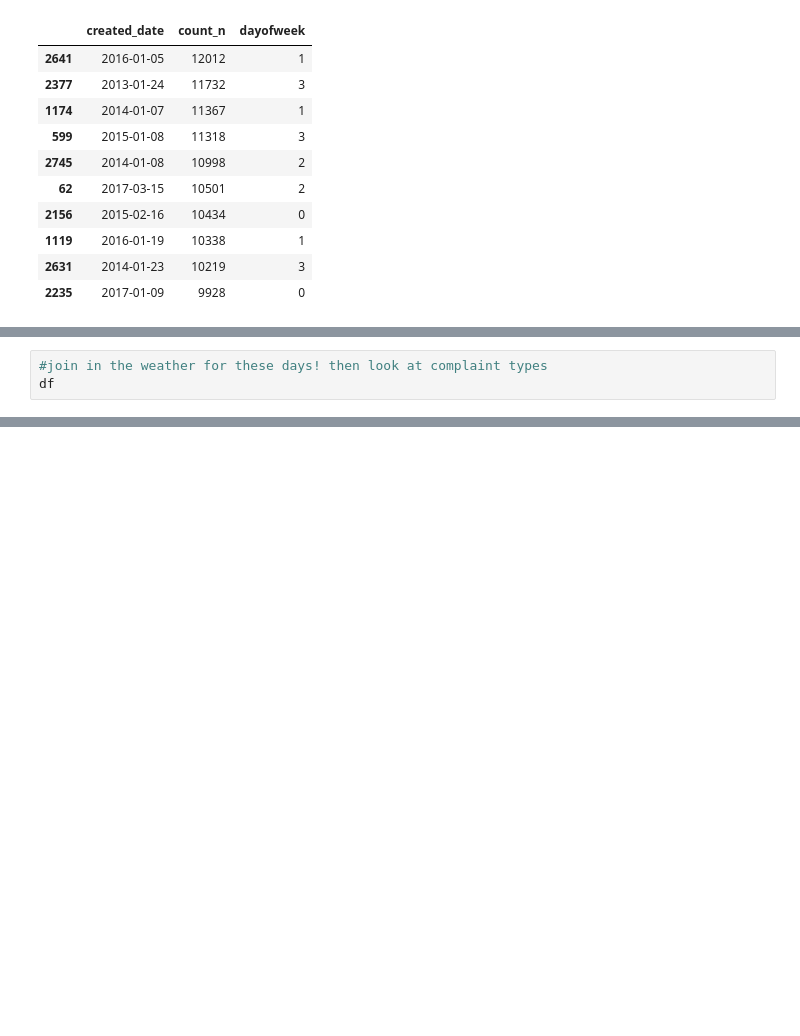
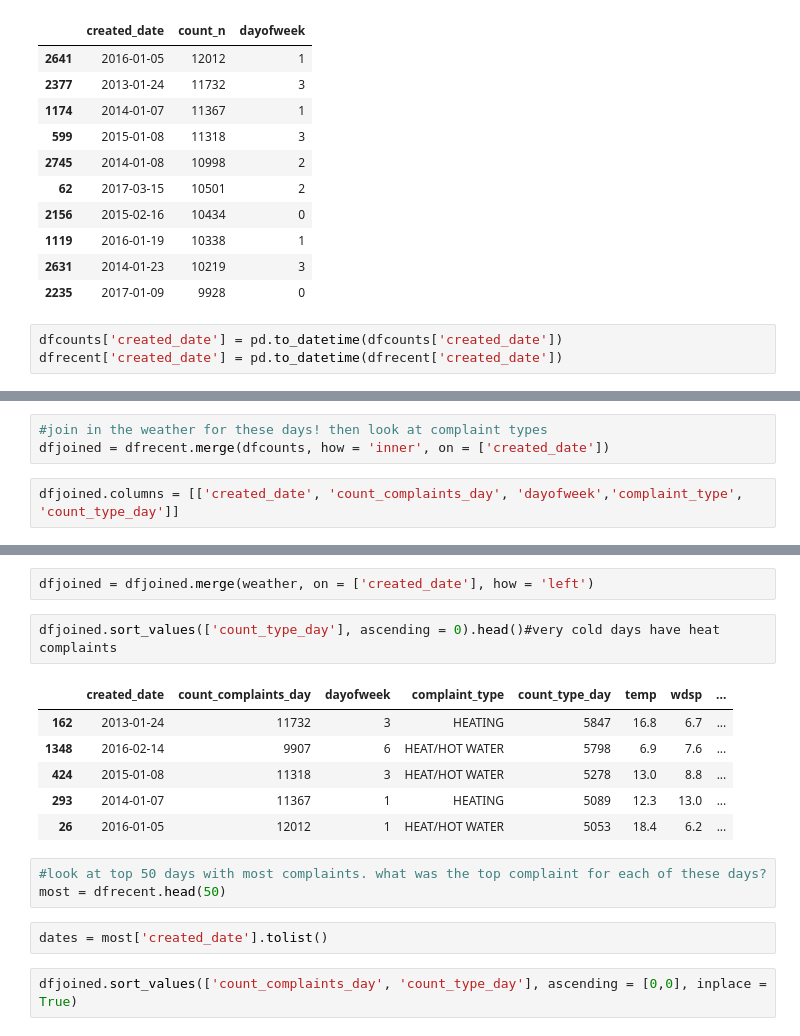
Before and after one commit to stephgline/open_data_challenge, a Jupyter notebook: weather_data_challenge.ipynb, the cells around one changed output, grey strips where cells are left out. Cells and saved outputs as stored; diff of their text form; blank space fills up the shorter version.

```diff
--- a/weather_data_challenge.ipynb
+++ b/weather_data_challenge.ipynb
@@ -194,3 +194,6 @@ dfrecent.head(10) #looks like winter days have the highest counts
 | 1119 | 2016-01-19 | 10338 | 1 |
 | 2631 | 2014-01-23 | 10219 | 3 |
 | 2235 | 2017-01-09 | 9928 | 0 |
+# %%
+dfcounts['created_date'] = pd.to_datetime(dfcounts['created_date'])
+dfrecent['created_date'] = pd.to_datetime(dfrecent['created_date'])
@@ -197,3 +206,5 @@ dfrecent.head(10) #looks like winter days have the highest counts
 # %%
 #join in the weather for these days! then look at complaint types
-df
+dfjoined = dfrecent.merge(dfcounts, how = 'inner', on = ['created_date'])
+# %%
+dfjoined.columns = [['created_date', 'count_complaints_day', 'dayofweek','complaint_type', 'count_type_day']]
@@ -199,0 +229,18 @@ df
+# %%
+dfjoined = dfjoined.merge(weather, on = ['created_date'], how = 'left')
+# %%
+dfjoined.sort_values(['count_type_day'], ascending = 0).head()#very cold days have heat complaints
+# %% [output]
+|  | created_date | count_complaints_day | dayofweek | complaint_type | count_type_day | temp | wdsp | ... |
+| 162 | 2013-01-24 | 11732 | 3 | HEATING | 5847 | 16.8 | 6.7 | ... |
+| 1348 | 2016-02-14 | 9907 | 6 | HEAT/HOT WATER | 5798 | 6.9 | 7.6 | ... |
+| 424 | 2015-01-08 | 11318 | 3 | HEAT/HOT WATER | 5278 | 13.0 | 8.8 | ... |
+| 293 | 2014-01-07 | 11367 | 1 | HEATING | 5089 | 12.3 | 13.0 | ... |
+| 26 | 2016-01-05 | 12012 | 1 | HEAT/HOT WATER | 5053 | 18.4 | 6.2 | ... |
+# %%
+#look at top 50 days with most complaints. what was the top complaint for each of these days?
+most = dfrecent.head(50)
+# %%
+dates = most['created_date'].tolist()
+# %%
+dfjoined.sort_values(['count_complaints_day', 'count_type_day'], ascending = [0,0], inplace = True)
```
Also changed, not shown: parts of 13 cells of this notebook, 1 other file.
